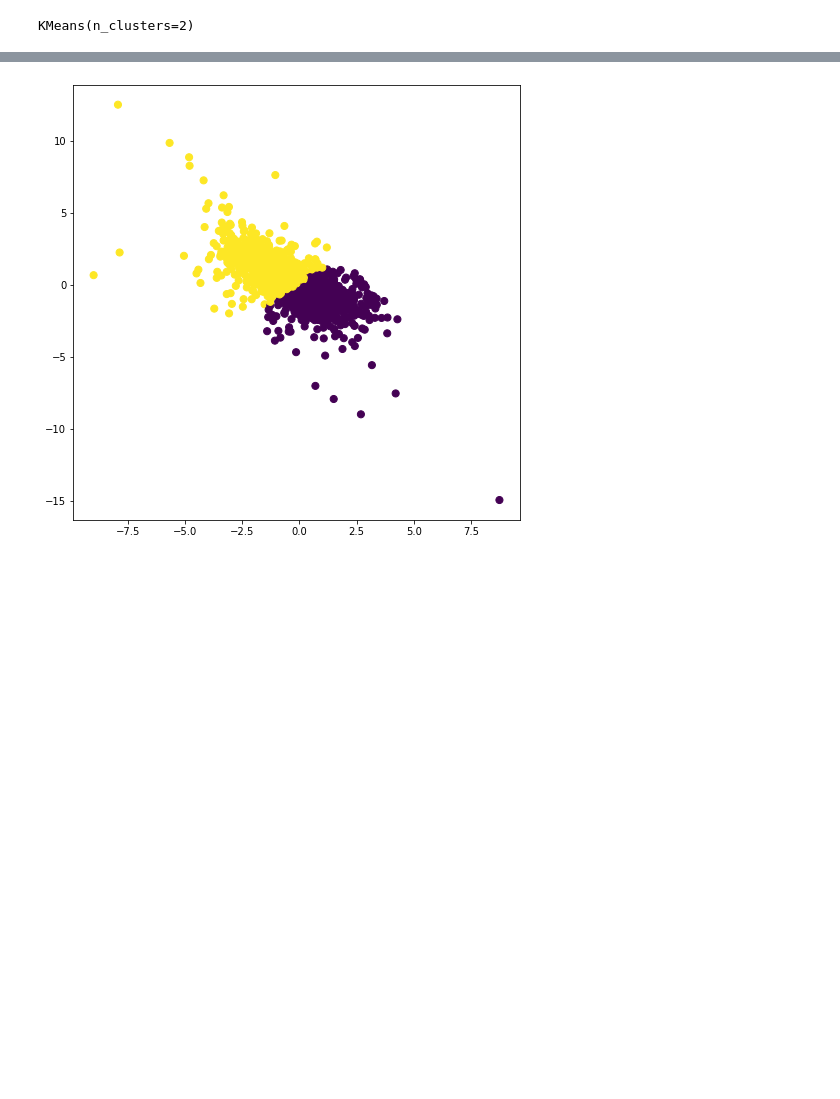
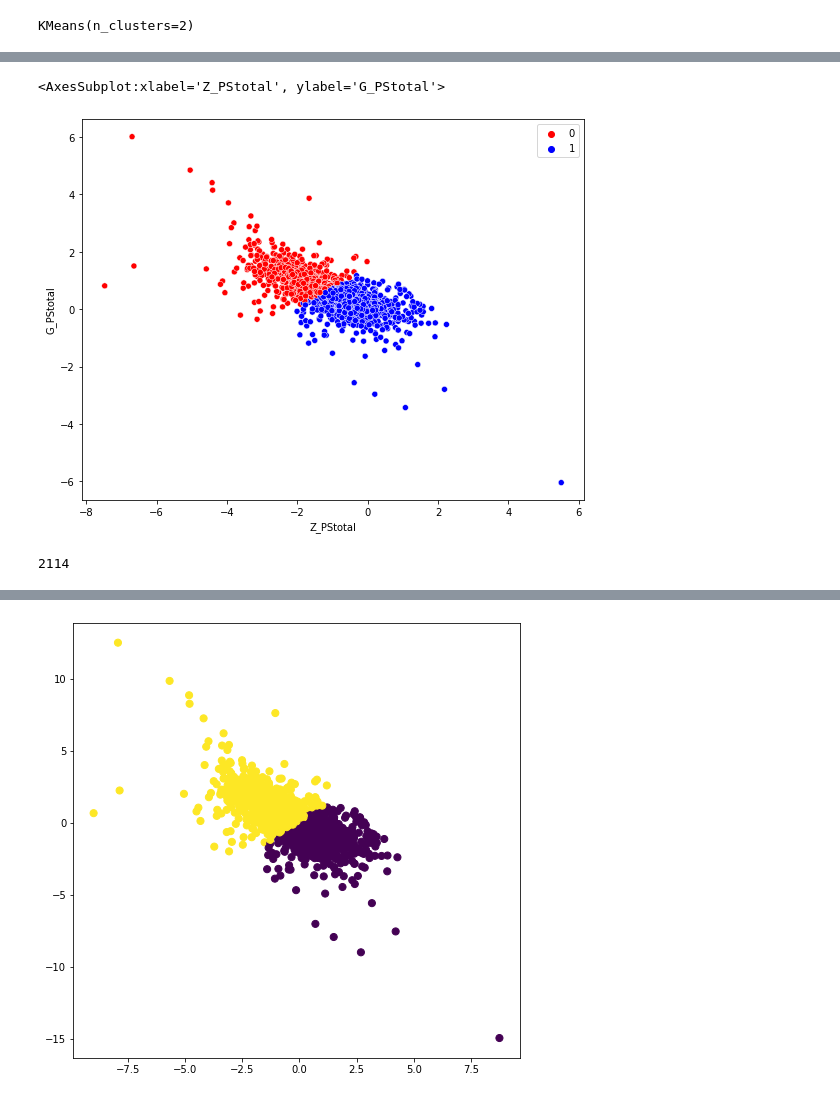
Before and after one commit to AngelGSoto/SPLUS_EmissionObject, a Jupyter notebook: 3filter_noflat/Color color diagrams and others things.ipynb, the cells around one changed output, grey strips where cells are left out. Cells and saved outputs as stored; diff of their text form; code cells hidden in the pictures; blank space fills up the shorter version.

```diff
--- a/3filter_noflat/Color color diagrams and others things.ipynb
+++ b/3filter_noflat/Color color diagrams and others things.ipynb
@@ -218,0 +219,8 @@ No handles with labels found to put in legend.
+# %%
+plt.figure(figsize=(9,7))
+sns.scatterplot(zg, gr,
+                hue=label,
+                palette=["red","blue"])
+# %% [output]
+<AxesSubplot:xlabel='Z_PStotal', ylabel='G_PStotal'>
+[figure, added]
@@ -218,0 +232,9 @@ No handles with labels found to put in legend.
+# %%
+# Iphaas colors
+ri_0 = table_['R_PStotal'][mask0] - table_['I_PStotal'][mask0]
+rj660_0 = table_['R_PStotal'][mask0] - table_['F660_PStotal'][mask0]
+ri_1 = table_['R_PStotal'][mask1] - table_['I_PStotal'][mask1]
+rj660_1 = table_['R_PStotal'][mask1] - table_['F660_PStotal'][mask1]
+len(ri_0)
+# %% [output]
+2114
```
Also changed, not shown: parts of 23 cells of this notebook, 21 other files.
